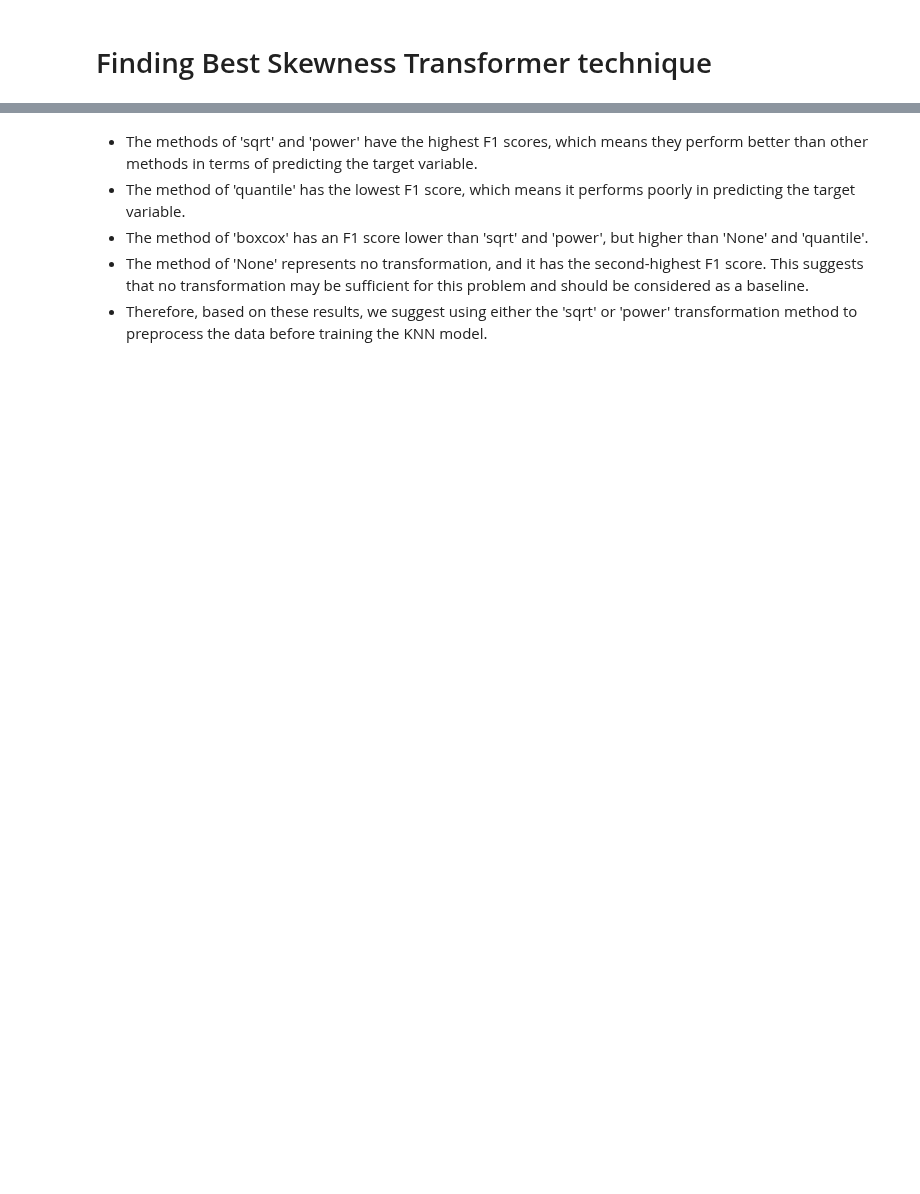
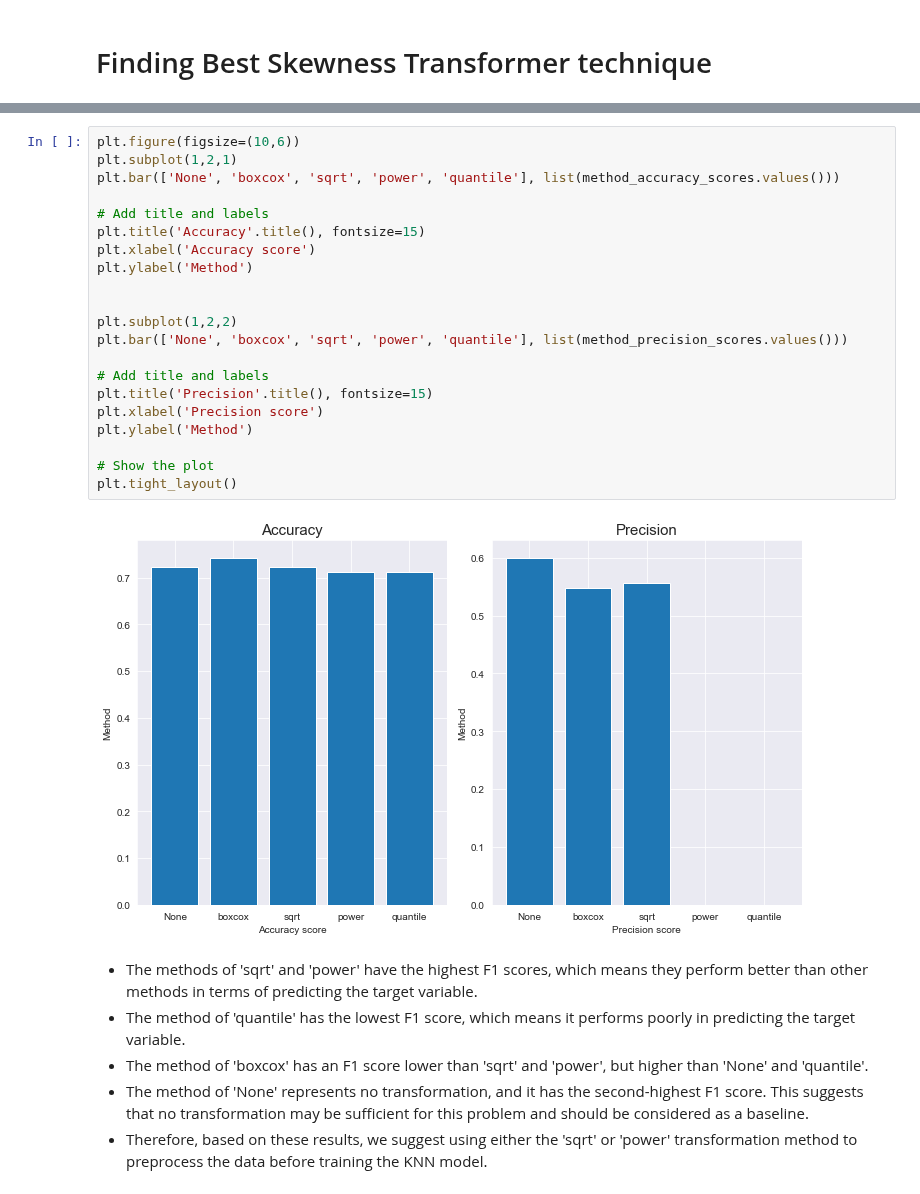
Before and after one commit to mdushetwar/Blood-Donation-Prediction, a Jupyter notebook: BloodDonationPred.ipynb, the cells around one changed output, grey strips where cells are left out. Drawn from its saved outputs; the diff is of its cells as text; blank space fills up the shorter version.

```diff
--- a/BloodDonationPred.ipynb
+++ b/BloodDonationPred.ipynb
@@ -784,3 +820,26 @@ plt.show()
+# %%
+plt.figure(figsize=(10,6))
+plt.subplot(1,2,1)
+plt.bar(['None', 'boxcox', 'sqrt', 'power', 'quantile'], list(method_accuracy_scores.values()))
+
+# Add title and labels
+plt.title('Accuracy'.title(), fontsize=15)
+plt.xlabel('Accuracy score')
+plt.ylabel('Method')
+
+
+plt.subplot(1,2,2)
+plt.bar(['None', 'boxcox', 'sqrt', 'power', 'quantile'], list(method_precision_scores.values()))
+
+# Add title and labels
+plt.title('Precision'.title(), fontsize=15)
+plt.xlabel('Precision score')
+plt.ylabel('Method')
+
+# Show the plot
+plt.tight_layout()
+# %% [output]
+[figure, added]
 # %% [markdown]
 - The methods of 'sqrt' and 'power' have the highest F1 scores, which means they perform better than other methods in terms of predicting the target variable.
 - The method of 'quantile' has the lowest F1 score, which means it performs poorly in predicting the target variable.
```
Also changed, not shown: parts of 26 cells of this notebook.
